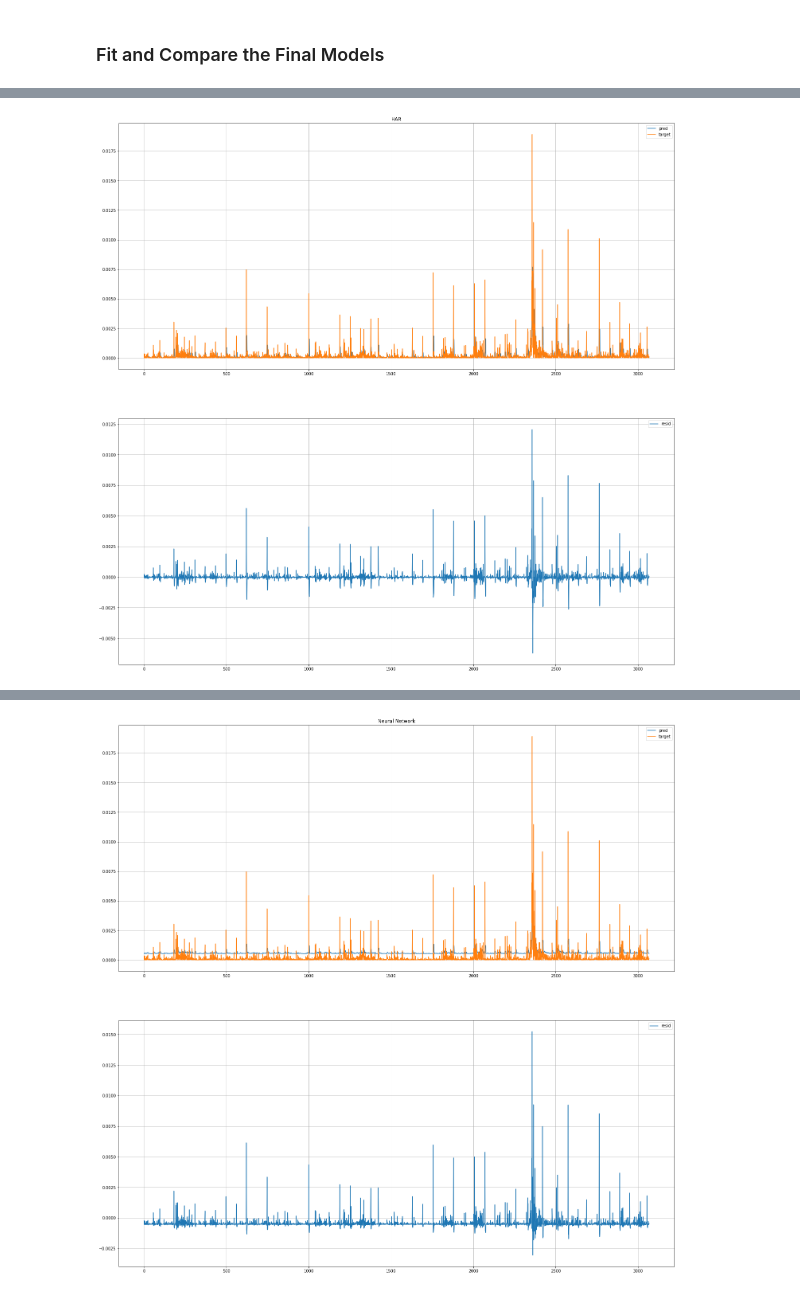
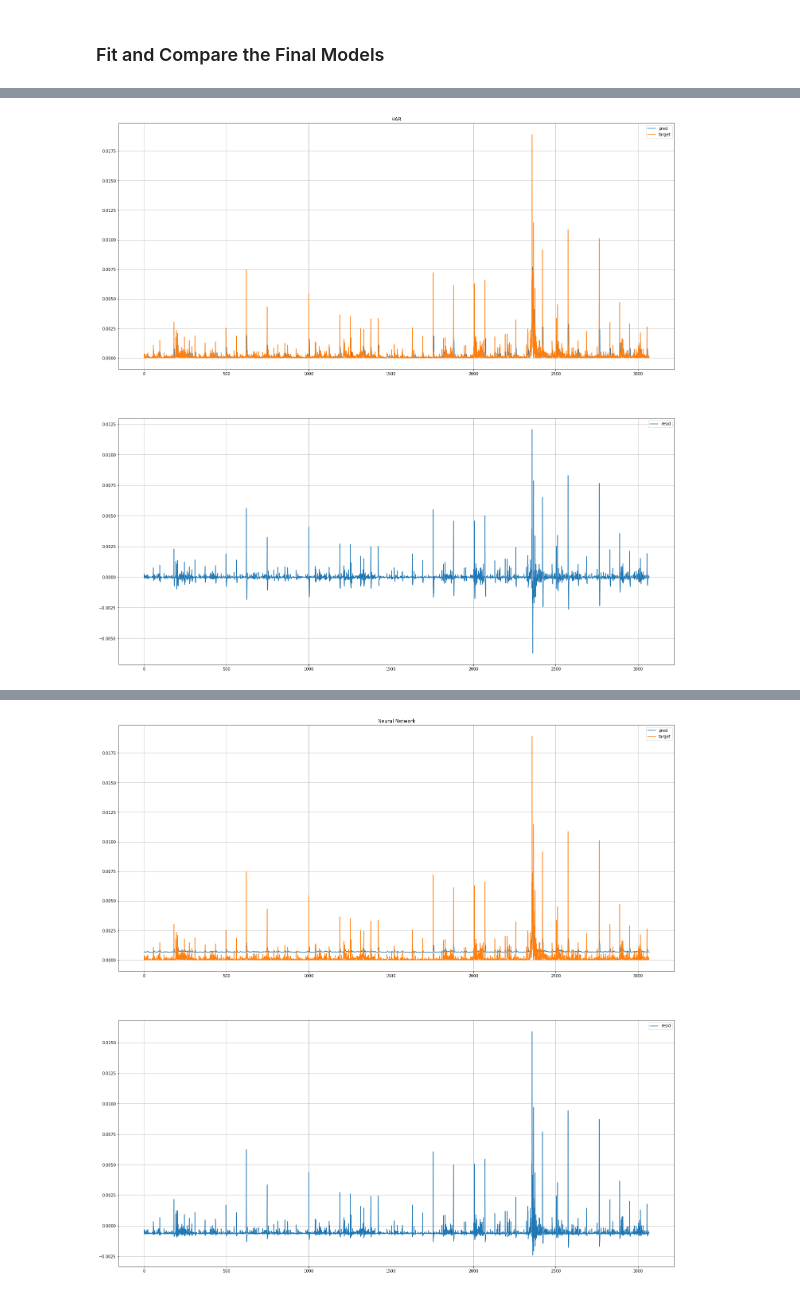
Before and after one commit to CodingNoob234/casestudy-neural-networks, a Jupyter notebook: main.ipynb, the cells around one changed output, grey strips where cells are left out. Saved outputs shown, nothing was run; the diff lists cells and outputs as text; code cells hidden in the pictures.

```diff
--- a/main.ipynb
+++ b/main.ipynb
@@ -165,10 +165,7 @@ for hidden_nodes in model_specifications:
         # reset model params
         reset_model_weights(model)
 
-        print(f"Estimating HAR and NN for fold: {i}")
-
-        if plot:
-            fig, axs = plt.subplots(1,1, figsize = (15, 10))
+        print(f"Estimating HAR and NN for kfold: {i}")
 
         # split data into feature and target data for NN
         features_train, features_test, targets_train, targets_test = features[train_index], features[test_index], targets[train_index], targets[test_index]
@@ -189,13 +186,7 @@ for hidden_nodes in model_specifications:
         targets_train_tensor = torch.tensor(targets_train, dtype=torch.float32)
         targets_test_tensor = torch.tensor(targets_test, dtype=torch.float32)
 
-        # to data loader so torch can handle the data efficiently
-        trainloader = torch.utils.data.DataLoader(
-            [(feature, target) for feature, target in zip(features_train_tensor, targets_train_tensor)],
-            batch_size = 20)
-        testloader = torch.utils.data.DataLoader(
-            [(feature, target) for feature, target in zip(features_test_tensor, targets_test_tensor)]
-        )
+        trainloader, testloader = data_to_loaders(features_train_tensor, features_test_tensor, targets_train_tensor, targets_test_tensor)
 
         # initialize and estimate the model
         print("Estimating NN model ...")
@@ -221,6 +212,7 @@ for hidden_nodes in model_specifications:
 
         if plot:
             # plot prediction versus true daily volatility
+            fig, axs = plt.subplots(1,1, figsize = (15, 10))
             ax.plot(output.detach().numpy(), label = "pred")
             ax.plot(targets_test_tensor.detach().numpy(), label = "target")
 
@@ -270,8 +276,6 @@ mod = OLS(targets, features_har, hasconst = True)
 mod = mod.fit()
 output = mod.predict(features_har_validation)
 
-# print(targets_validation - output)
-
 loss = np.var(targets_validation - output)
 score_har = loss
 
@@ -293,23 +297,18 @@ print(f"HAR out-of-sample loss: {loss}")
 #=========================================================================================
 #====================================ESTIMATE NN==========================================
 #=========================================================================================
+
 # all features and targets to float tensor
 features_train_tensor = torch.tensor(features, dtype=torch.float32)
 features_test_tensor = torch.tensor(features_validation, dtype=torch.float32)
 targets_train_tensor = torch.tensor(targets, dtype=torch.float32)
 targets_test_tensor = torch.tensor(targets_validation, dtype=torch.float32)
 
-# to data loader so torch can handle the data efficiently
-trainloader = torch.utils.data.DataLoader(
-    [(feature, target) for feature, target in zip(features_train_tensor, targets_train_tensor)],
-    batch_size = 20)
-testloader = torch.utils.data.DataLoader(
-    [(feature, target) for feature, target in zip(features_test_tensor, targets_test_tensor)]
-)
+trainloader, testloader = data_to_loaders(features_train_tensor, features_test_tensor, targets_train_tensor, targets_test_tensor)
 
 # initialize and estimate the model
 print("Estimating NN model ...")
-model = RegularNN(3, 5, 1)
+model = RegularNN(3, 6, 1)
 criterion = nn.MSELoss()
 optimizer = optim.Adam(model.parameters(), lr = .05)
 epochs = 5
@@ -359 +358 @@ NN out-of-sample loss: 5.700231895389152e-07
-[figure, old version]
+[figure, new version]
```
Also changed, not shown: parts of 3 cells of this notebook, 2 other files.
